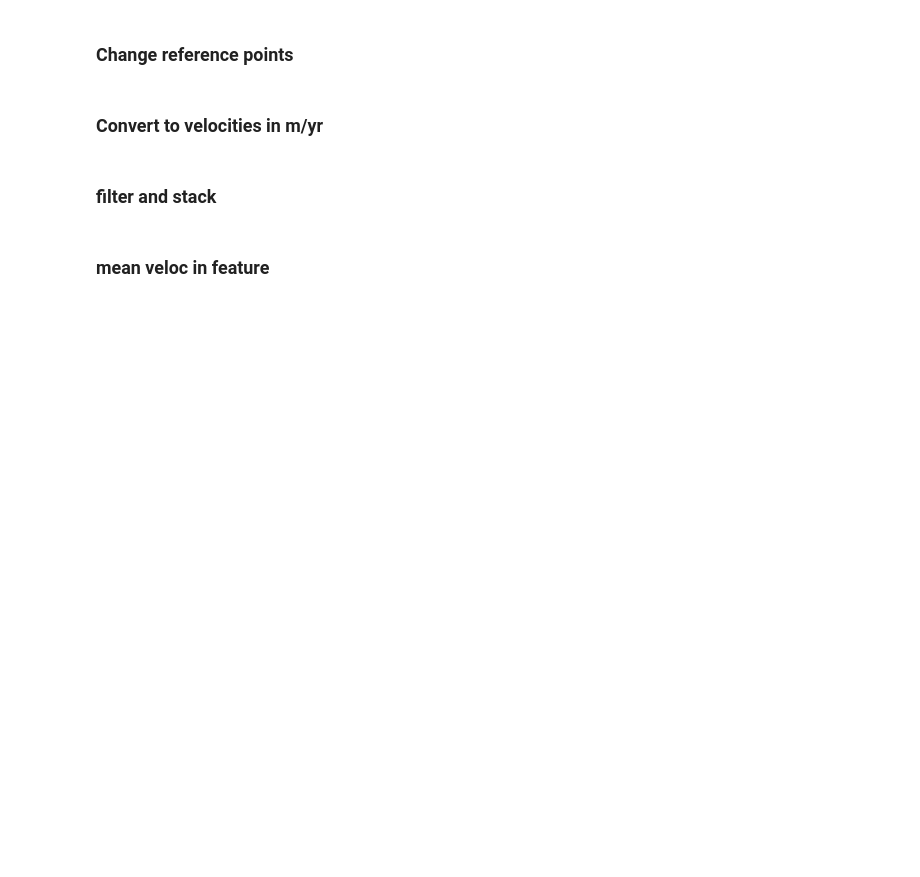
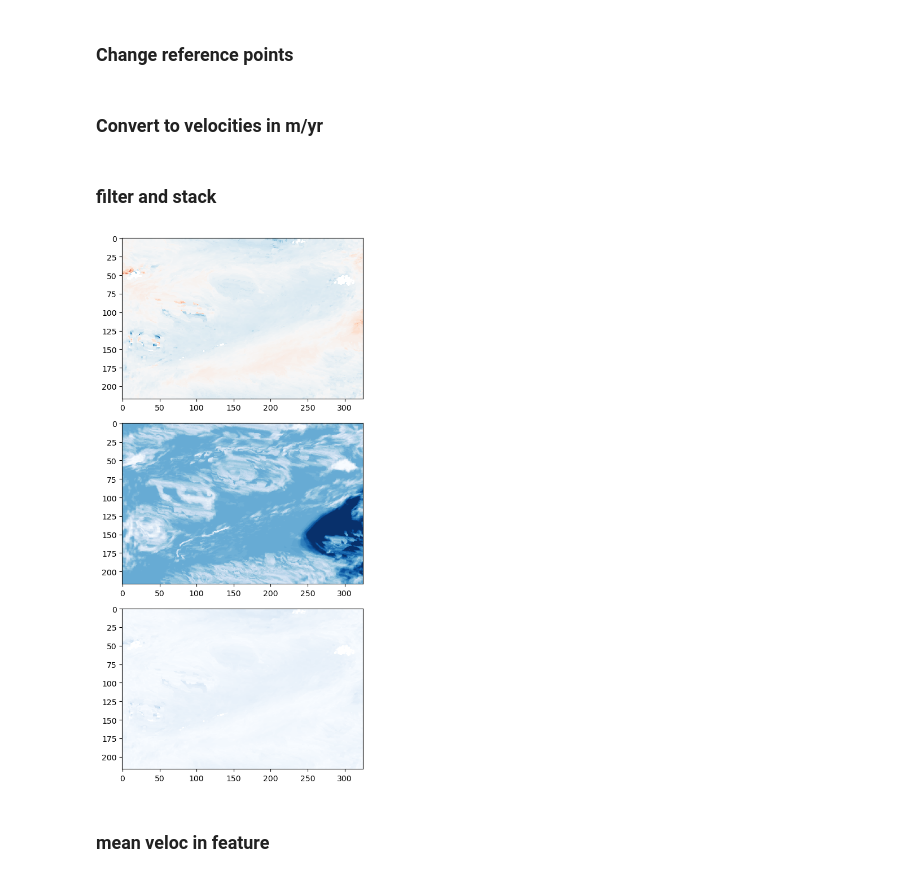
Before and after one commit to gbrencher/rmnp_landslide, a Jupyter notebook: topsApp_multi_asf.ipynb, the cells around one changed output. Saved outputs shown, nothing was run; the diff lists cells and outputs as text; code cells hidden in the pictures; blank space fills up the shorter version.

```diff
--- a/topsApp_multi_asf.ipynb
+++ b/topsApp_multi_asf.ipynb
@@ -167,7 +175,7 @@ for pair in pair_dict:
         <property name="range looks">6</property>
         <property name="azimuth looks">1</property>
         <property name="swaths">[1]</property>
-        <property name="region of interest">[40.295, 40.310, -105.69, -105.67]</property>
+        <property name="region of interest">[40.30, 40.310, -105.69, -105.67]</property>
         <property name="do esd">False</property>
         <property name="do ionospherecorrection">False</property>
         <property name="do unwrap">True</property>
@@ -223,11 +319,12 @@ coh_name = 'merged/topophase.cor.geo.vrt'
 
 for pair in pair_dict:
     igram_src = xr_read_vrt(f'{proc_path}/{pair}/{igram_name}', 'unw_phase')
-    igram_src = igram_src.assign_coords({"dates": pair})
-    igram_src = igram_src.expand_dims("dates")
-    igram_dss.append(igram_src)
+    if igram_src != None:
+        igram_src = igram_src.assign_coords({"dates": pair})
+        igram_src = igram_src.expand_dims("dates")
+        igram_dss.append(igram_src)
 
-    coh_src = xr_read_vrt(f'{proc_path}/{pair}/{coh_name}', 'coherence')
-    coh_src = coh_src.assign_coords({"dates": pair})
-    coh_src = coh_src.expand_dims("dates")
-    coh_dss.append(coh_src)
+        coh_src = xr_read_vrt(f'{proc_path}/{pair}/{coh_name}', 'coherence')
+        coh_src = coh_src.assign_coords({"dates": pair})
+        coh_src = coh_src.expand_dims("dates")
+        coh_dss.append(coh_src)
@@ -267,7 +382,7 @@ def change_ref(ds, lat, lon):
     reref['unw_phase'] = ds['unw_phase'] - xr.DataArray(rref_list, dims='dates')
     return reref
 # %%
-igram_ds = change_ref(igram_ds, 40.302247, -105.672370)
+igram_ds = change_ref(igram_ds, 40.302141, -105.685762)
 # %% [markdown]
 ### Convert to velocities in m/yr
 # %%
@@ -277,7 +392,7 @@ for date in igram_ds['dates'].values:
 
 igram_ds = igram_ds.assign_coords({'timedelta':('timedelta', delta_list)})
 
-veloc = (((igram_ds['unw_phase']*0.05546576/12.5663706)/igram_ds['timedelta']))[0].values
+veloc = (((igram_ds['unw_phase']*0.05546576/12.5663706)/igram_ds['timedelta'])*365)[0].values
 igram_ds['veloc'] = (('y', 'x', 'dates'), veloc.data)
 igram_ds = igram_ds.drop_dims('timedelta')
 # %%
@@ -288,11 +403,13 @@ ax.imshow(igram_ds['veloc'].median(dim="dates"), cmap='RdBu', vmin=-0.3, vmax=0.
 # %%
 # all years
 f, ax = plt.subplots(3, 1, figsize=(10, 10))
-ax[0].imshow(igram_ds['veloc'].where(igram_ds['coherence'] > 0.5).mean(dim='dates'),
+ax[0].imshow(igram_ds['veloc'].where(igram_ds['coherence'] > 0.5).median(dim='dates'),
          cmap='RdBu', vmin=-0.4, vmax=0.4)
-ax[1].imshow(igram_ds['veloc'].where(igram_ds['coherence'] > 0.5).count(dim='dates'), cmap='Blues', vmax=43)
+ax[1].imshow(igram_ds['veloc'].where(igram_ds['coherence'] > 0.5).count(dim='dates'), cmap='Blues', vmax=45)
 f.tight_layout()
-ax[2].imshow(igram_ds['veloc'].where(igram_ds['coherence'] > 0.5).std(dim='dates'), cmap='Blues', vmax=0.1)
+ax[2].imshow(igram_ds['veloc'].where(igram_ds['coherence'] > 0.5).std(dim='dates'), cmap='Blues', vmax=0.4)
 f.tight_layout()
+# %% [output]
+[figure, added]
 # %%
 # save filtered velocities and counts
```
Also changed, not shown: parts of 27 cells of this notebook.
